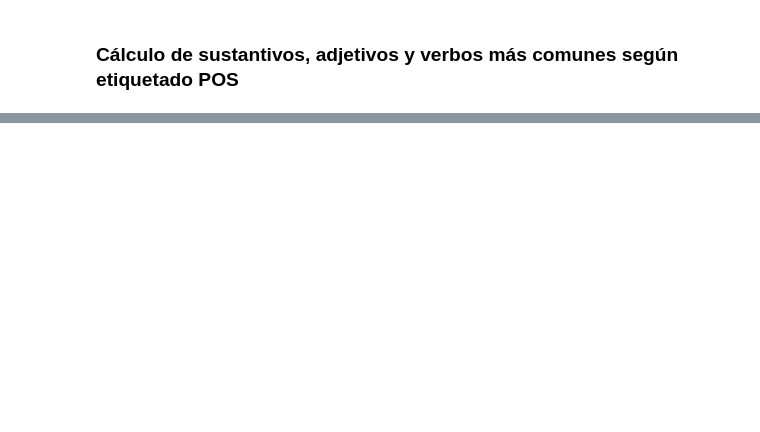
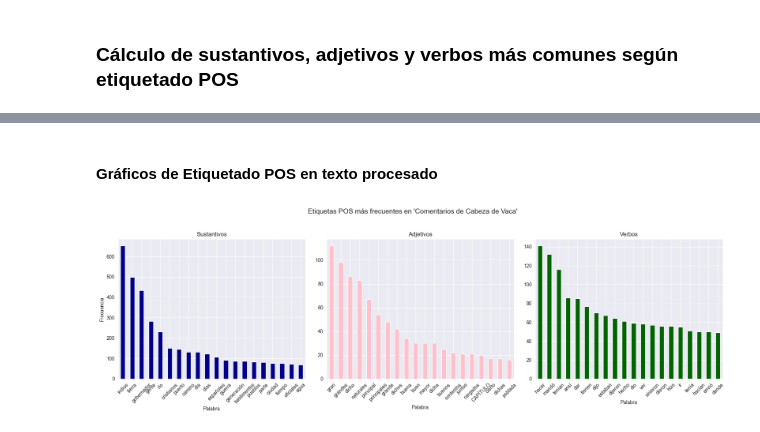
Before and after one commit to rominicky/comentarios-cabeza-de-vaca, a Jupyter notebook: assets/notebook/exploracion_textual.ipynb, the cells around one changed output, grey strips where cells are left out. Saved outputs shown, nothing was run; the diff lists cells and outputs as text; code cells hidden in the pictures; blank space fills up the shorter version.

```diff
--- a/assets/notebook/exploracion_textual.ipynb
+++ b/assets/notebook/exploracion_textual.ipynb
@@ -744,0 +535,33 @@ plt.show()
+# %% [markdown]
+#### Gráficos de Etiquetado POS en texto procesado
+# %%
+sns.set_style("darkgrid")
+
+# Tamaño de la figura
+plt.figure(figsize=(18, 6))
+plt.suptitle("Etiquetas POS más frecuentes en 'Comentarios de Cabeza de Vaca'", fontsize=14)
+
+# Gráfico de Sustantivos
+ax1 = plt.subplot(1, 3, 1)
+top_nouns.plot(kind='bar', color='darkblue', ax=ax1)
+ax1.set_title('Sustantivos', fontsize=12)
+ax1.set_ylabel('Frecuencia', fontsize=10)
+ax1.tick_params(axis='x', rotation=45)
+
+# Gráfico de Adjetivos
+ax2 = plt.subplot(1, 3, 2)
+top_adjectives.plot(kind='bar', color='pink', ax=ax2)
+ax2.set_title('Adjetivos', fontsize=12)
+ax2.tick_params(axis='x', rotation=45)
+
+# Gráfico de Verbos
+ax3 = plt.subplot(1, 3, 3)
+top_verbs.plot(kind='bar', color='darkgreen', ax=ax3)
+ax3.set_title('Verbos', fontsize=12)
+ax3.tick_params(axis='x', rotation=45)
+
+# Ajustar el espaciado
+plt.tight_layout(rect=[0, 0, 1, 0.95])
+plt.show()
+# %% [output]
+[figure, added]
```
Also changed, not shown: parts of 63 cells of this notebook, 1 other file.
